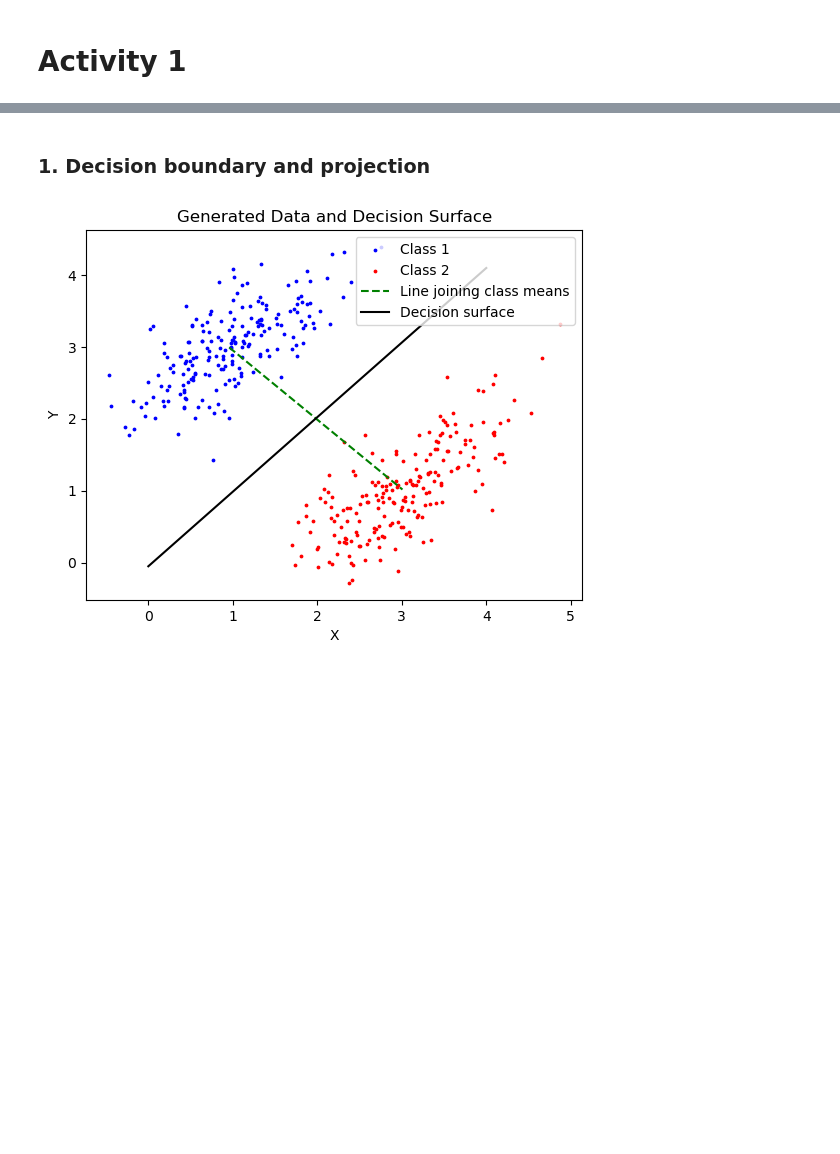
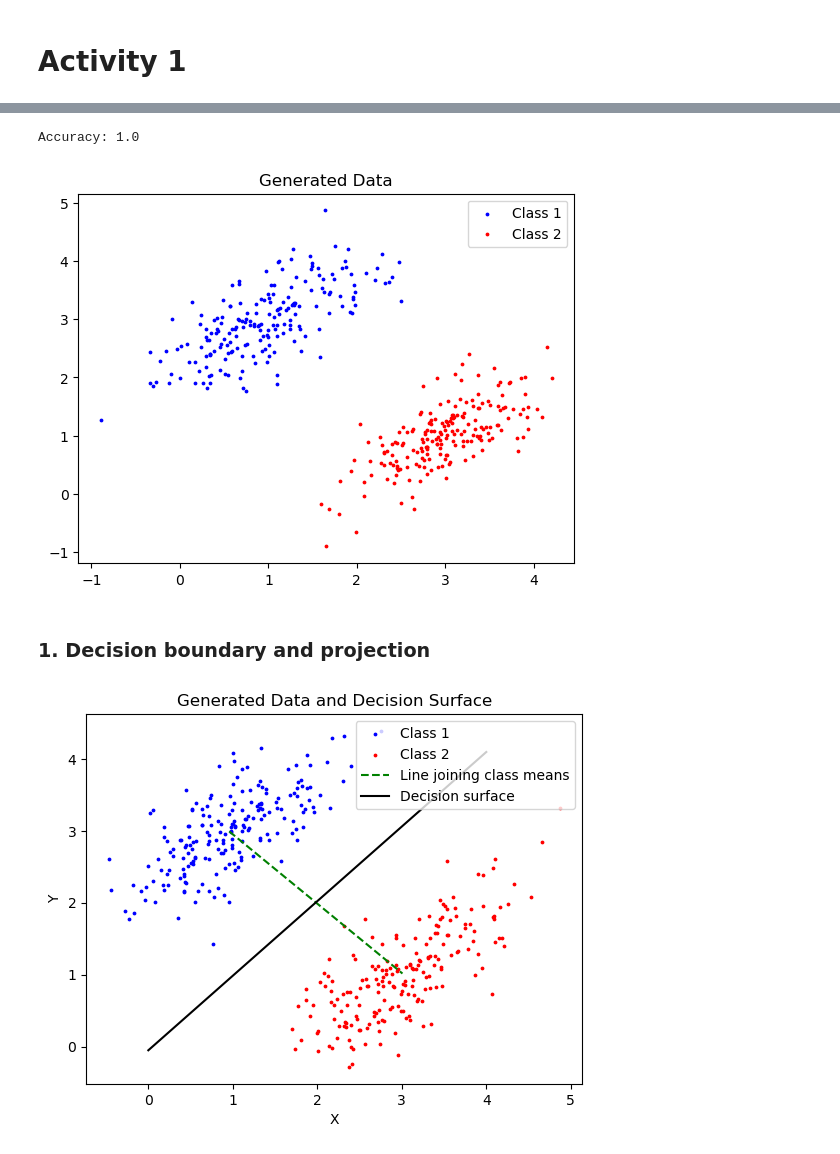
Before and after one commit to aklimakhanam/Data_Analysis_Projects, a Jupyter notebook: Module5.ipynb, the cells around one changed output, grey strips where cells are left out. Drawn from its saved outputs; the diff is of its cells as text; code cells hidden in the pictures; blank space fills up the shorter version.

```diff
--- a/Module5.ipynb
+++ b/Module5.ipynb
@@ -70,3 +3,73 @@ plt.show()
+# %%
+import numpy as np
+import matplotlib.pyplot as plt
+
+# Means and covariance matrices for two classes (Assumed from Bishop Fig. 4.6)
+mean1 = np.array([1, 3])
+cov1 = np.array([[0.35, 0.25], [0.25, 0.35]])
+
+mean2 = np.array([3, 1])
+cov2 = np.array([[0.35, 0.25], [0.25, 0.35]])
+
+# Number of data points for each class
+num = 200
+
+# Generate data points for each class
+class1 = np.random.multivariate_normal(mean1, cov1, num)
+class2 = np.random.multivariate_normal(mean2, cov2, num)
+
+# Calculate class-wise means
+m1 = np.mean(class1, axis=0)
+m2 = np.mean(class2, axis=0)
+
+# Calculate within-class scatter matrices
+s1 = np.dot((class1 - m1).T, (class1 - m1))
+s2 = np.dot((class1 - m2).T, (class2 - m2))
+
+# Within-class scatter matrix
+Sw = s1 + s2
+
+# Calculate between-class scatter matrix
+Sb = np.dot((m1 - m2).reshape(-1, 1), (m1 - m2).reshape(1, -1))
+
+# Solve the eigenvalue problem: inv(Sw) * Sb * w = lambda * w
+eigen_values, eigen_vectors = np.linalg.eig(np.dot(np.linalg.inv(Sw), Sb))
+
+# Sort eigenvalues and corresponding eigenvectors in decreasing order
+sorted_indices = np.argsort(eigen_values)[::-1]
+eigen_values = eigen_values[sorted_indices]
+eigen_vectors = eigen_vectors[:, sorted_indices]
+
+# Choose the eigenvector corresponding to the largest eigenvalue as the projection vector
+w = eigen_vectors[:, 0]
+
+# Project data onto the 1D subspace defined by w
+proj_class1 = np.dot(class1, w)
+proj_class2 = np.dot(class2, w)
+
+# Find threshold value (midpoint between means of projected data)
+threshold = (np.mean(proj_class1) + np.mean(proj_class2)) / 2
+
+# Predict labels for the test set based on the threshold
+def predict_labels(data):
+    return np.where(np.dot(data, w) >= threshold, 1, 0)
+
+# Test prediction accuracy
+test_data = np.vstack((class1[num // 4:], class2[num // 4:]))
+test_labels = np.hstack((np.zeros(num * 3 // 4), np.ones(num * 3 // 4)))
+predictions = predict_labels(test_data)
+accuracy = np.mean(predictions == test_labels)
+print("Accuracy:", accuracy)
+
+# Plot the data
+plt.scatter(class1[:, 0], class1[:, 1], color='blue', label='Class 1', s=3)
+plt.scatter(class2[:, 0], class2[:, 1], color='red', label='Class 2', s=3)
+plt.legend()
+plt.title('Generated Data')
+plt.show()
+# %% [output]
+Accuracy: 1.0
+[figure, added]
 # %% [markdown]
 ### 1. Decision boundary and projection
 # %%
```
Also changed, not shown: parts of 1 cell of this notebook.
